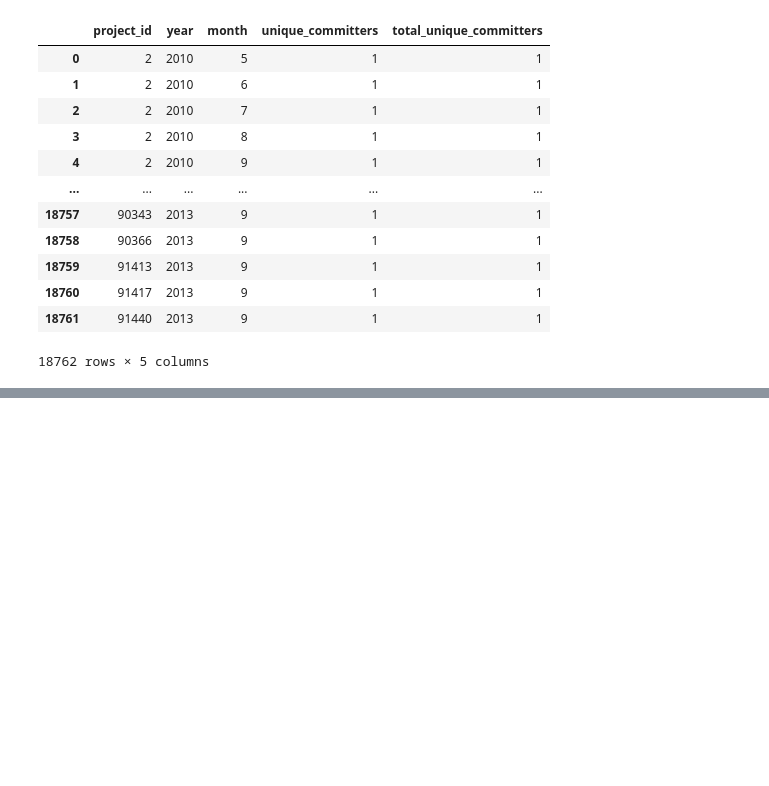
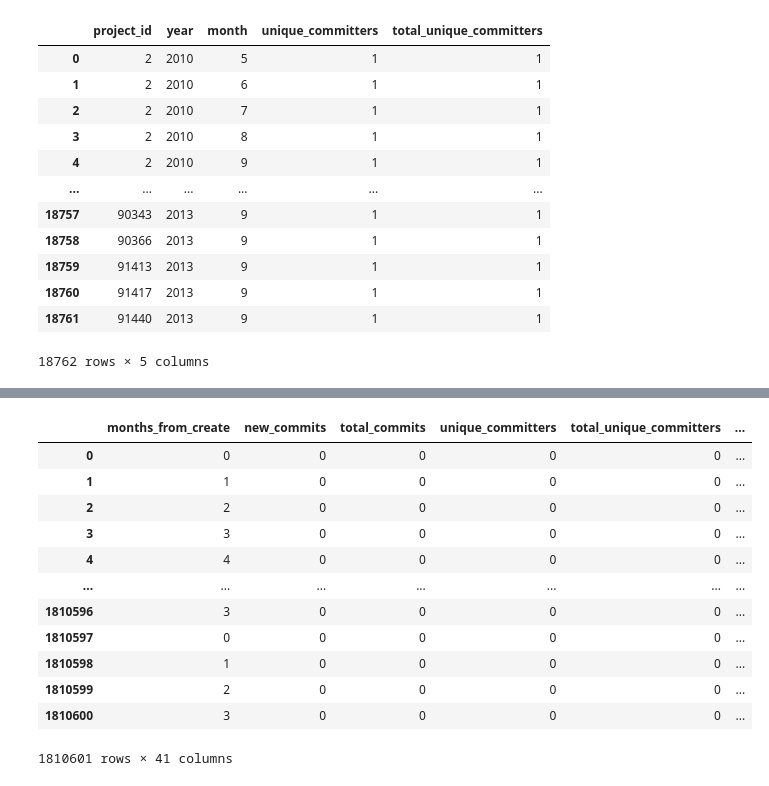
Before and after one commit to DuDiiC/engineering-thesis, a Jupyter notebook: notebooks/02_data_preparing/data_preparing.ipynb, the cells around one changed output, grey strips where cells are left out. Cells and saved outputs as stored; diff of their text form; code cells hidden in the pictures; blank space fills up the shorter version.

```diff
--- a/notebooks/02_data_preparing/data_preparing.ipynb
+++ b/notebooks/02_data_preparing/data_preparing.ipynb
@@ -151,0 +720,2 @@ committers
+# %%
+projects = projects.reset_index().drop(columns={'index', 'name', 'created_at'})
@@ -151,0 +765,57 @@ committers
+# %%
+def merge_summary_value(df1, df2, summ_val):
+    """
+    wykonanie niezbędnych operacji dla danych sumujących się od początku projektu
+    """
+
+    new_df = merge_into_projects_time_series(df1, df2)
+    new_df[summ_val] = fill_NaN_for_summary_values(new_df, summ_val)
+    new_df[summ_val] = new_df[summ_val].astype('int64')
+    return new_df
+# %%
+def dummies_from_languages(projects):
+    """
+    z jednej kolumny zawierającej n kategorii, tworzy n kolumn zero-jedynkowych
+    """
+
+    return pd.get_dummies(projects, columns=['language']) \
+        .drop(columns={'project_id', 'year', 'month'}).copy()
+# %%
+# commity
+projects = full_merge(projects, commits, 'new_commits', 'total_commits')
+projects = full_merge(projects, committers, 'unique_committers', 'total_unique_committers')
+# komentarze commitów
+projects = full_merge(projects, commit_comments, 'new_commit_comments', 'total_commit_comments')
+# issues
+projects = full_merge(projects, issues, 'new_issues', 'total_issues')
+projects = full_merge(projects, issue_comments, 'new_issue_comments', 'total_issue_comments')
+# pull requesty zmergowane
+projects = merge_monthly_value(projects, opened_pull_requests_to_merge, 'new_opened_pull_requests_to_merge')
+projects = merge_monthly_value(projects, merged_pull_requests, 'new_merged_pull_requests')
+projects = merge_monthly_value(projects, closed_merged_pull_requests, 'new_closed_merged_pull_requests')
+projects = merge_summary_value(projects, total_merged_pull_requests, 'total_merged_pull_requests')
+# pull requesty niezmergowane
+projects = merge_monthly_value(projects, opened_pull_requests_to_discard, 'new_opened_pull_requests_to_discard')
+projects = merge_monthly_value(projects, closed_unmerged_pull_requests, 'new_closed_unmerged_pull_requests')
+projects = merge_summary_value(projects, total_unmerged_pull_requests, 'total_unmerged_pull_requests')
+# komentarze pull requestów
+projects = full_merge(projects, pull_request_comments, 'new_pull_request_comments', 'total_pull_request_comments')
+# ilość obserwujących
+projects = full_merge(projects, watchers, 'new_watchers', 'total_watchers')
+# %%
+training_set = dummies_from_languages(projects)
+training_set
+# %% [output]
+|  | months_from_create | new_commits | total_commits | unique_committers | total_unique_committers | ... |
+| 0 | 0 | 0 | 0 | 0 | 0 | ... |
+| 1 | 1 | 0 | 0 | 0 | 0 | ... |
+| 2 | 2 | 0 | 0 | 0 | 0 | ... |
+| 3 | 3 | 0 | 0 | 0 | 0 | ... |
+| 4 | 4 | 0 | 0 | 0 | 0 | ... |
+| ... | ... | ... | ... | ... | ... | ... |
+| 1810596 | 3 | 0 | 0 | 0 | 0 | ... |
+| 1810597 | 0 | 0 | 0 | 0 | 0 | ... |
+| 1810598 | 1 | 0 | 0 | 0 | 0 | ... |
+| 1810599 | 2 | 0 | 0 | 0 | 0 | ... |
+| 1810600 | 3 | 0 | 0 | 0 | 0 | ... |
+1810601 rows × 41 columns
```
Also changed, not shown: parts of 66 cells of this notebook.
